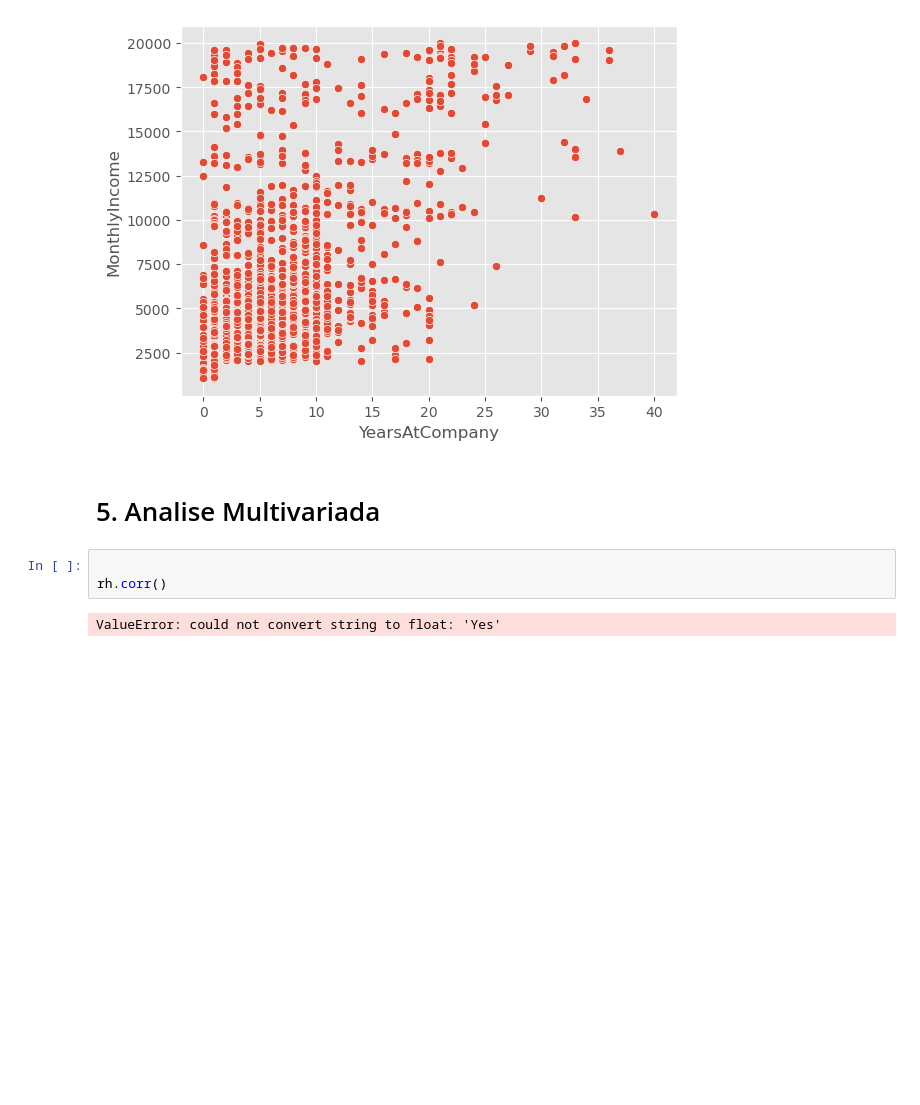
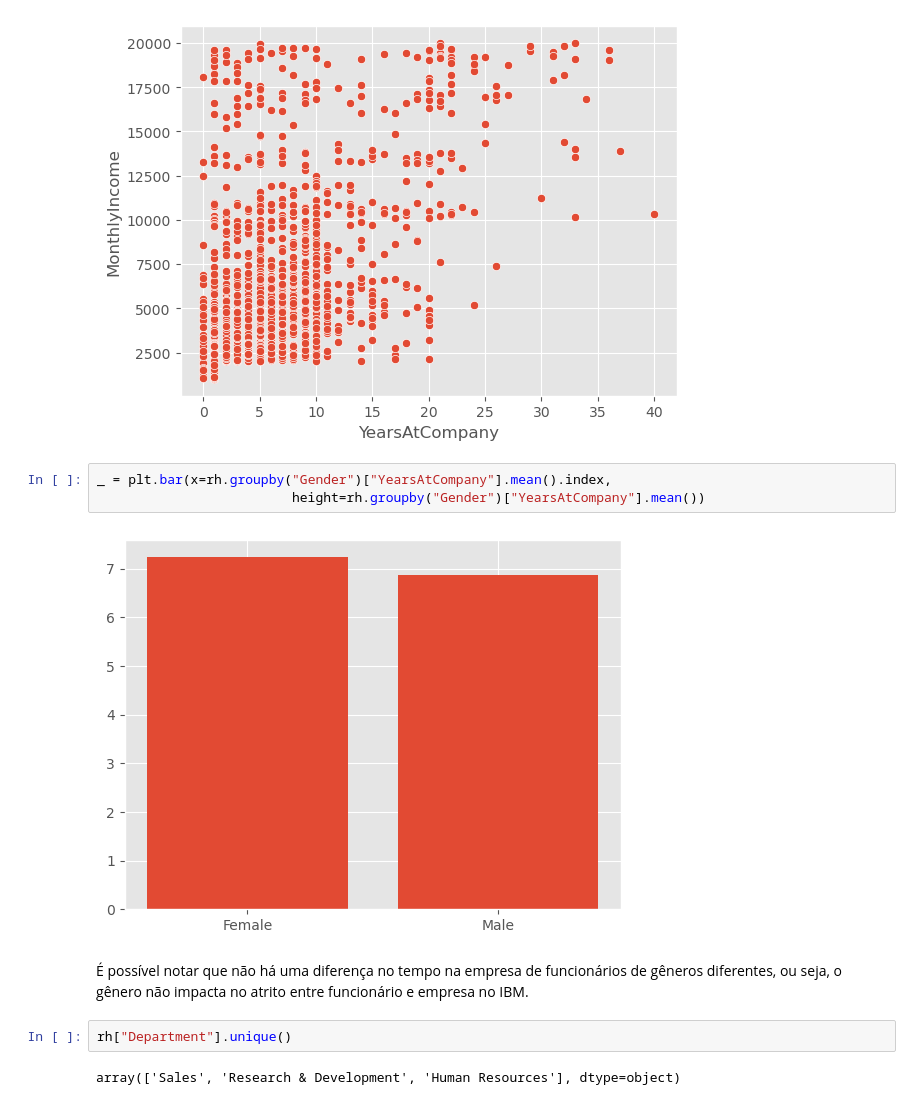
Before and after one commit to rafaelnogueira98/analise_rh_ibm, a Jupyter notebook: analise_rh_ibm.ipynb, the cells around one changed output. Cells and saved outputs as stored; diff of their text form; blank space fills up the shorter version.

Commit message:
novas atualizações na analise

```diff
--- a/analise_rh_ibm.ipynb
+++ b/analise_rh_ibm.ipynb
@@ -137,10 +137,14 @@ Curiosamente a destribuição salarial entre homens e mulheres é bem parecida.
 _ = sns.scatterplot(x="YearsAtCompany", y="MonthlyIncome", data=rh)
 # %% [output]
 [figure]
-# %% [markdown]
-# 5. Analise Multivariada
-# %%
-
-rh.corr()
-# %% [output]
-ValueError: could not convert string to float: 'Yes'
+# %%
+_ = plt.bar(x=rh.groupby("Gender")["YearsAtCompany"].mean().index,
+                         height=rh.groupby("Gender")["YearsAtCompany"].mean())
+# %% [output]
+[figure, added]
+# %% [markdown]
+É possível notar que não há uma diferença no tempo na empresa de funcionários de gêneros diferentes, ou seja, o gênero não impacta no atrito entre funcionário e empresa no IBM.
+# %%
+rh["Department"].unique()
+# %% [output]
+array(['Sales', 'Research & Development', 'Human Resources'], dtype=object)
```
Also changed, not shown: parts of 3 cells of this notebook.
